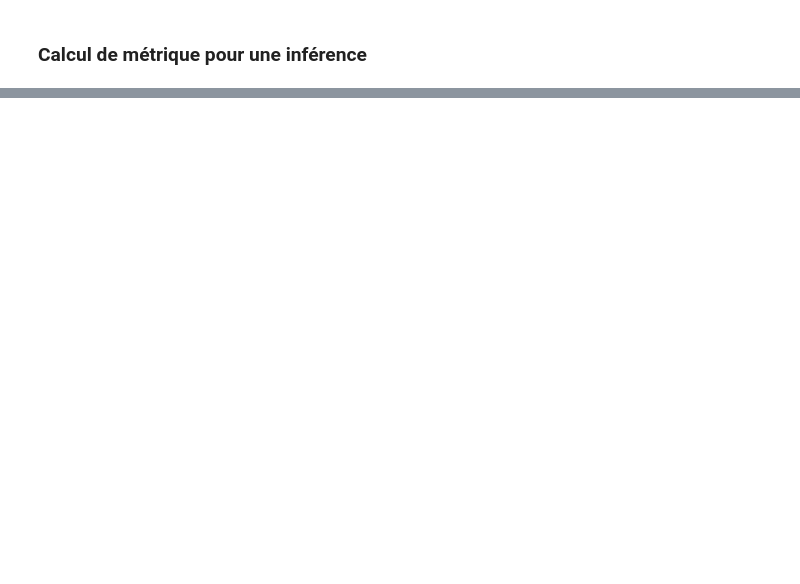
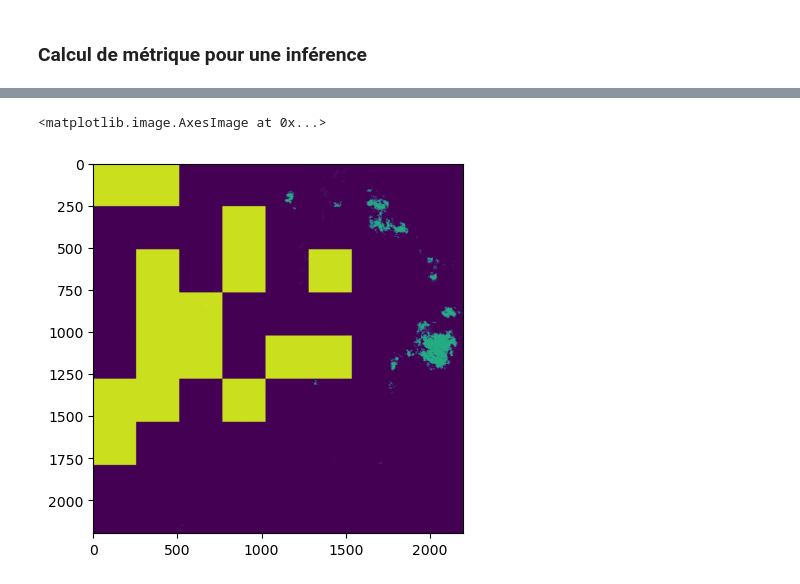
Before and after one commit to StephanePEILLET/U-TILISE, a Jupyter notebook: Inference_sample.ipynb, the cells around one changed output, grey strips where cells are left out. Cells and saved outputs as stored; diff of their text form; code cells hidden in the pictures; blank space fills up the shorter version.

```diff
--- a/Inference_sample.ipynb
+++ b/Inference_sample.ipynb
@@ -211,0 +312,5 @@ torch.Size([1, 20, 10, 256, 256])
+# %%
+plt.imshow(data[3, 10, :, :])
+# %% [output]
+<matplotlib.image.AxesImage at 0x...>
+[figure, added]
```
Also changed, not shown: parts of 24 cells of this notebook, 19 other files.
